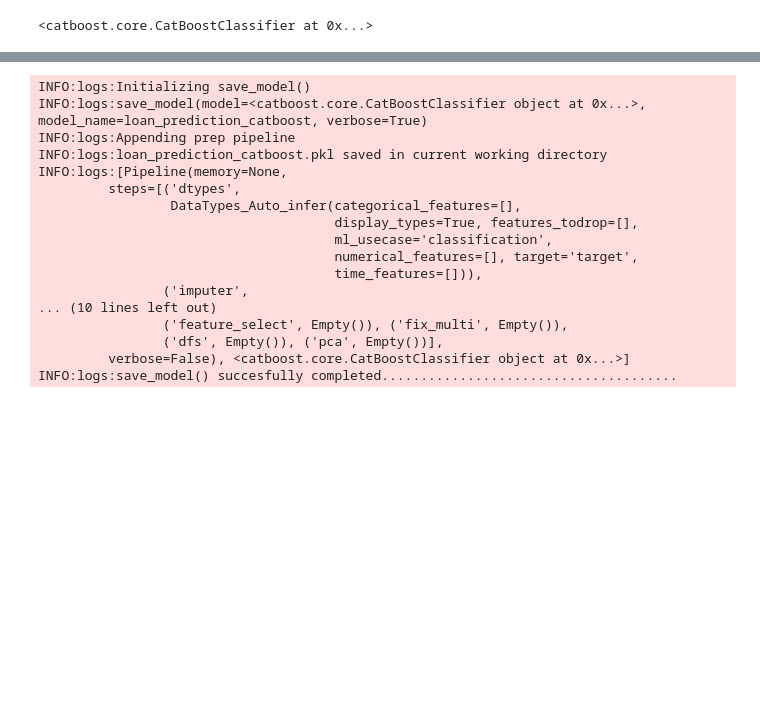
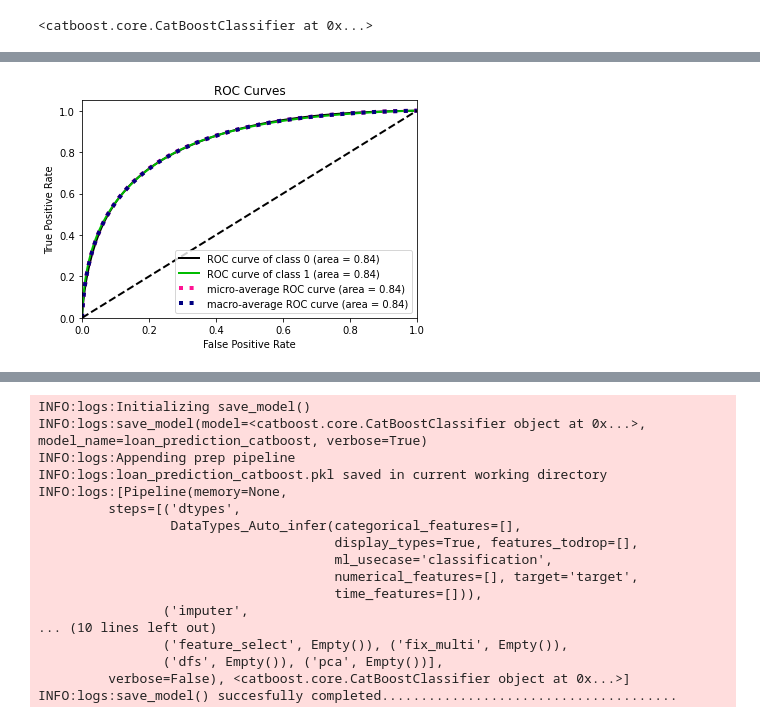
Before and after one commit to tpujianto/LendingClub_Loan_Prediction, a Jupyter notebook: loan_prediction_model.ipynb, the cells around one changed output, grey strips where cells are left out. Saved outputs shown, nothing was run; the diff lists cells and outputs as text; code cells hidden in the pictures; blank space fills up the shorter version.

```diff
--- a/loan_prediction_model.ipynb
+++ b/loan_prediction_model.ipynb
@@ -153,3 +129,14 @@ INFO:logs:create_model() succesfully completed..................................
+# %%
+import scikitplot as skplt
+import matplotlib.pyplot as plt
+
+
+y_true = clf[1]
+y_probas = model.predict_proba(clf[0])
+skplt.metrics.plot_roc_curve(y_true, model.predict_proba(clf[0]))
+plt.show()
+# %% [output]
+[figure, added]
 # %%
 !pip install shap
 # %% [output]
```
Also changed, not shown: parts of 9 cells of this notebook.
